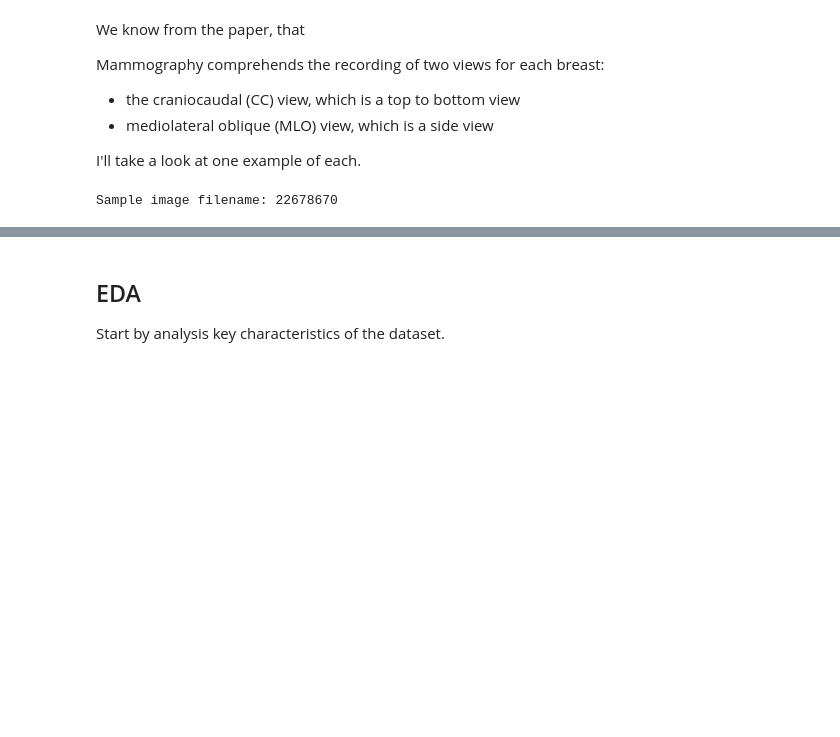
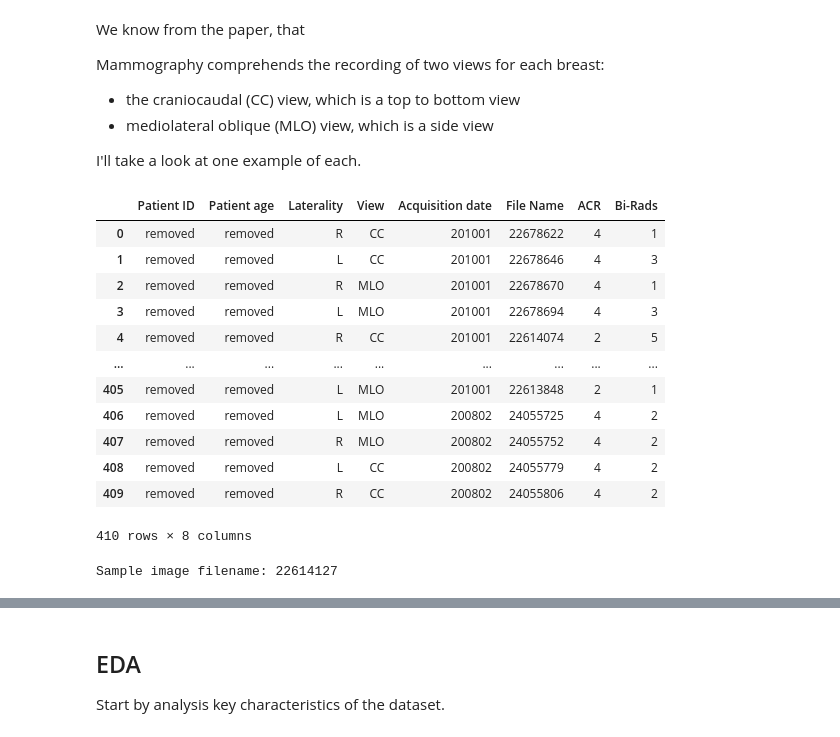
Before and after one commit to lextoumbourou/cm3070-final-project, a Jupyter notebook: notebooks/02-inbreast.ipynb, the cells around one changed output, grey strips where cells are left out. Saved outputs shown, nothing was run; the diff lists cells and outputs as text; code cells hidden in the pictures; blank space fills up the shorter version.

```diff
--- a/notebooks/02-inbreast.ipynb
+++ b/notebooks/02-inbreast.ipynb
@@ -159,13 +163,29 @@ Mammography comprehends the recording of two views for each breast:
 - mediolateral oblique (MLO) view, which is a side view
 
 I'll take a look at one example of each.
+# %%
+inbreast_df
+# %% [output]
+|  | Patient ID | Patient age | Laterality | View | Acquisition date | File Name | ACR | Bi-Rads |
+| 0 | removed | removed | R | CC | 201001 | 22678622 | 4 | 1 |
+| 1 | removed | removed | L | CC | 201001 | 22678646 | 4 | 3 |
+| 2 | removed | removed | R | MLO | 201001 | 22678670 | 4 | 1 |
+| 3 | removed | removed | L | MLO | 201001 | 22678694 | 4 | 3 |
+| 4 | removed | removed | R | CC | 201001 | 22614074 | 2 | 5 |
+| ... | ... | ... | ... | ... | ... | ... | ... | ... |
+| 405 | removed | removed | L | MLO | 201001 | 22613848 | 2 | 1 |
+| 406 | removed | removed | L | MLO | 200802 | 24055725 | 4 | 2 |
+| 407 | removed | removed | R | MLO | 200802 | 24055752 | 4 | 2 |
+| 408 | removed | removed | L | CC | 200802 | 24055779 | 4 | 2 |
+| 409 | removed | removed | R | CC | 200802 | 24055806 | 4 | 2 |
+410 rows × 8 columns
 # %%
 # Get a sample image
-sample_row = inbreast_df[inbreast_df.View == "MLO"].iloc[0]
+sample_row = inbreast_df[(inbreast_df.View == "MLO") & (inbreast_df["Bi-Rads"] == "5")].iloc[0]
 sample_filename = sample_row['File Name']
 print(f"Sample image filename: {sample_filename}")
 # %% [output]
-Sample image filename: 22678670
+Sample image filename: 22614127
 # %%
 sample_row
 # %% [output]
```
Also changed, not shown: parts of 18 cells of this notebook, 3 other files.
